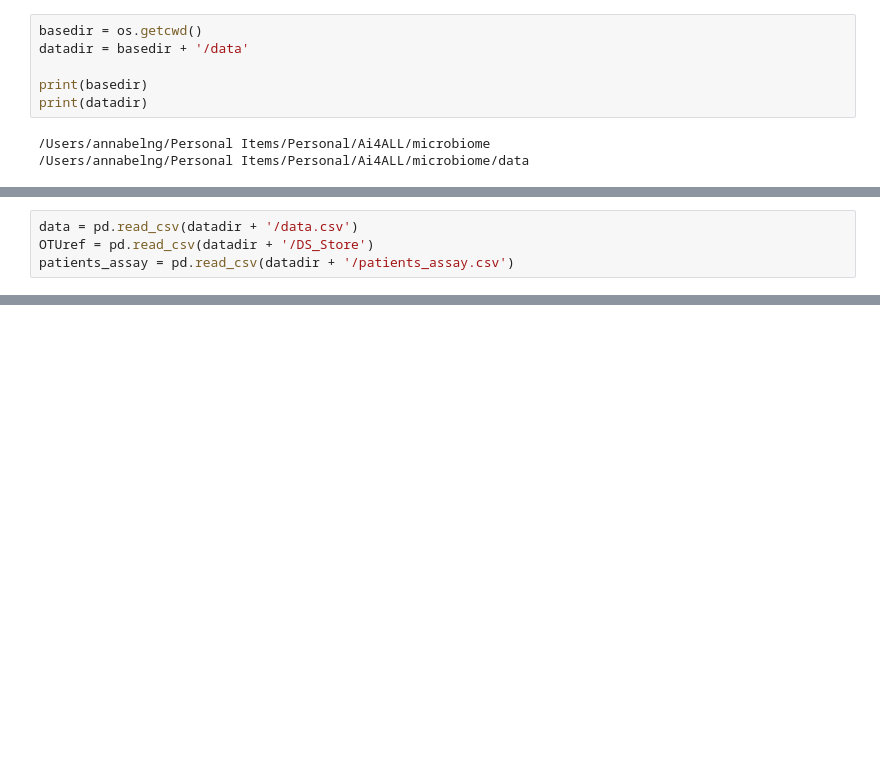
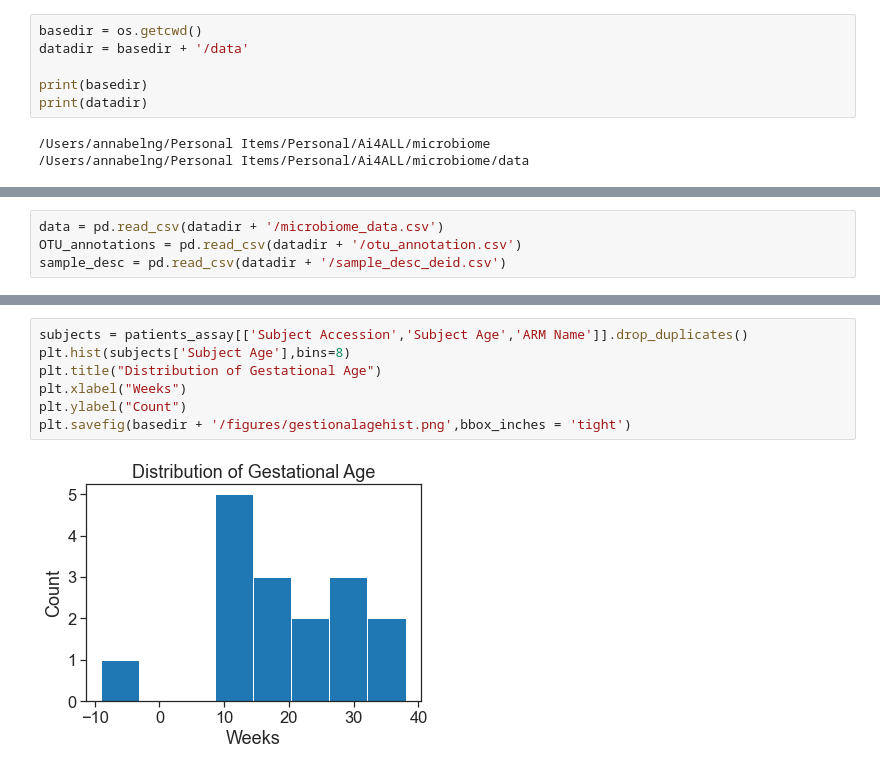
Before and after one commit to annabelng/microbiome, a Jupyter notebook: Preprocessing.ipynb, the cells around one changed output, grey strips where cells are left out. Cells and saved outputs as stored; diff of their text form; blank space fills up the shorter version.

```diff
--- a/Preprocessing.ipynb
+++ b/Preprocessing.ipynb
@@ -30,4 +30,4 @@ os.listdir(datadir)
 # %%
-data = pd.read_csv(datadir + '/data.csv')
-OTUref = pd.read_csv(datadir + '/DS_Store')
-patients_assay = pd.read_csv(datadir + '/patients_assay.csv')
+data = pd.read_csv(datadir + '/microbiome_data.csv')
+OTU_annotations = pd.read_csv(datadir + '/otu_annotation.csv')
+sample_desc = pd.read_csv(datadir + '/sample_desc_deid.csv')
@@ -33,0 +158,9 @@ patients_assay = pd.read_csv(datadir + '/patients_assay.csv')
+# %%
+subjects = patients_assay[['Subject Accession','Subject Age','ARM Name']].drop_duplicates()
+plt.hist(subjects['Subject Age'],bins=8)
+plt.title("Distribution of Gestational Age")
+plt.xlabel("Weeks")
+plt.ylabel("Count")
+plt.savefig(basedir + '/figures/gestionalagehist.png',bbox_inches = 'tight')
+# %% [output]
+[figure, added]
```
Also changed, not shown: parts of 18 cells of this notebook.
